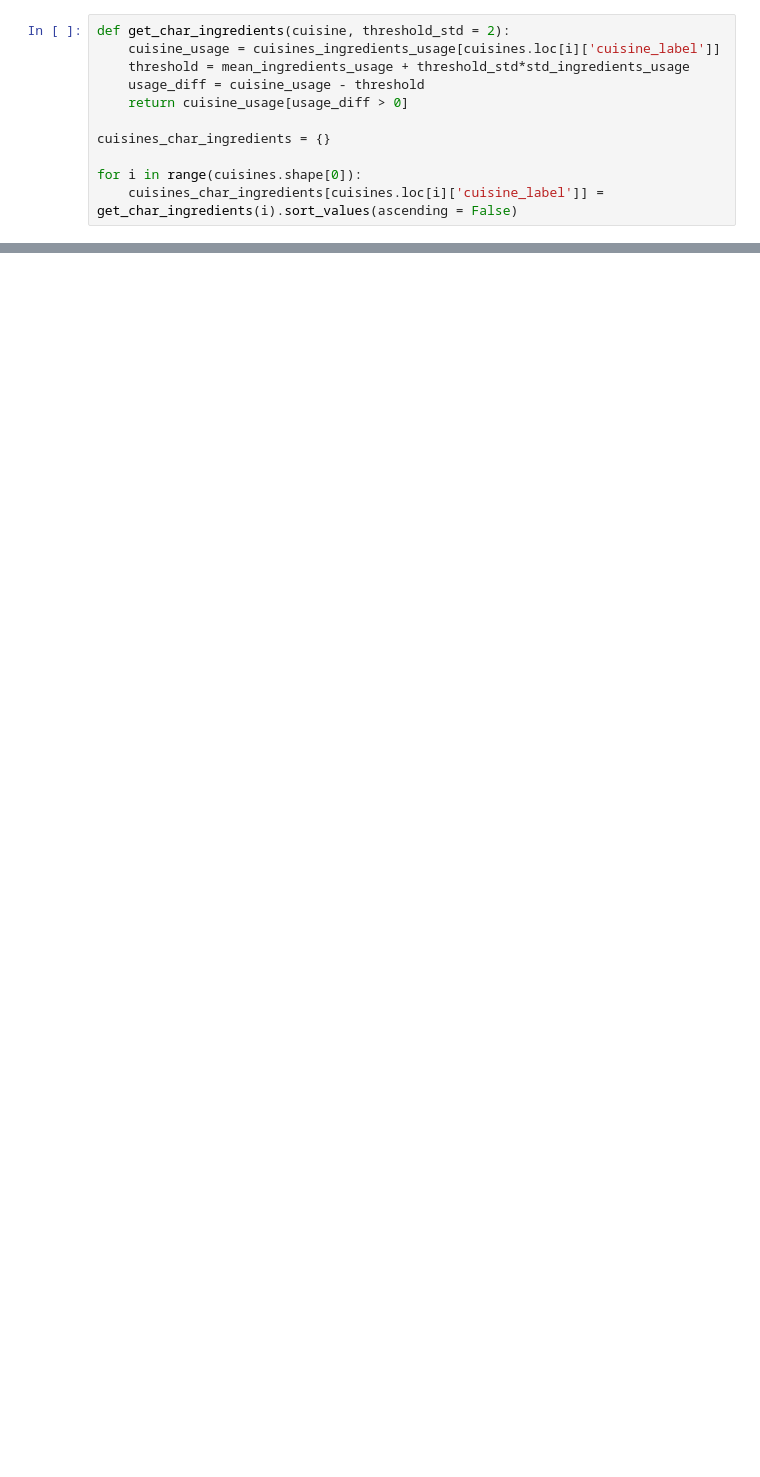
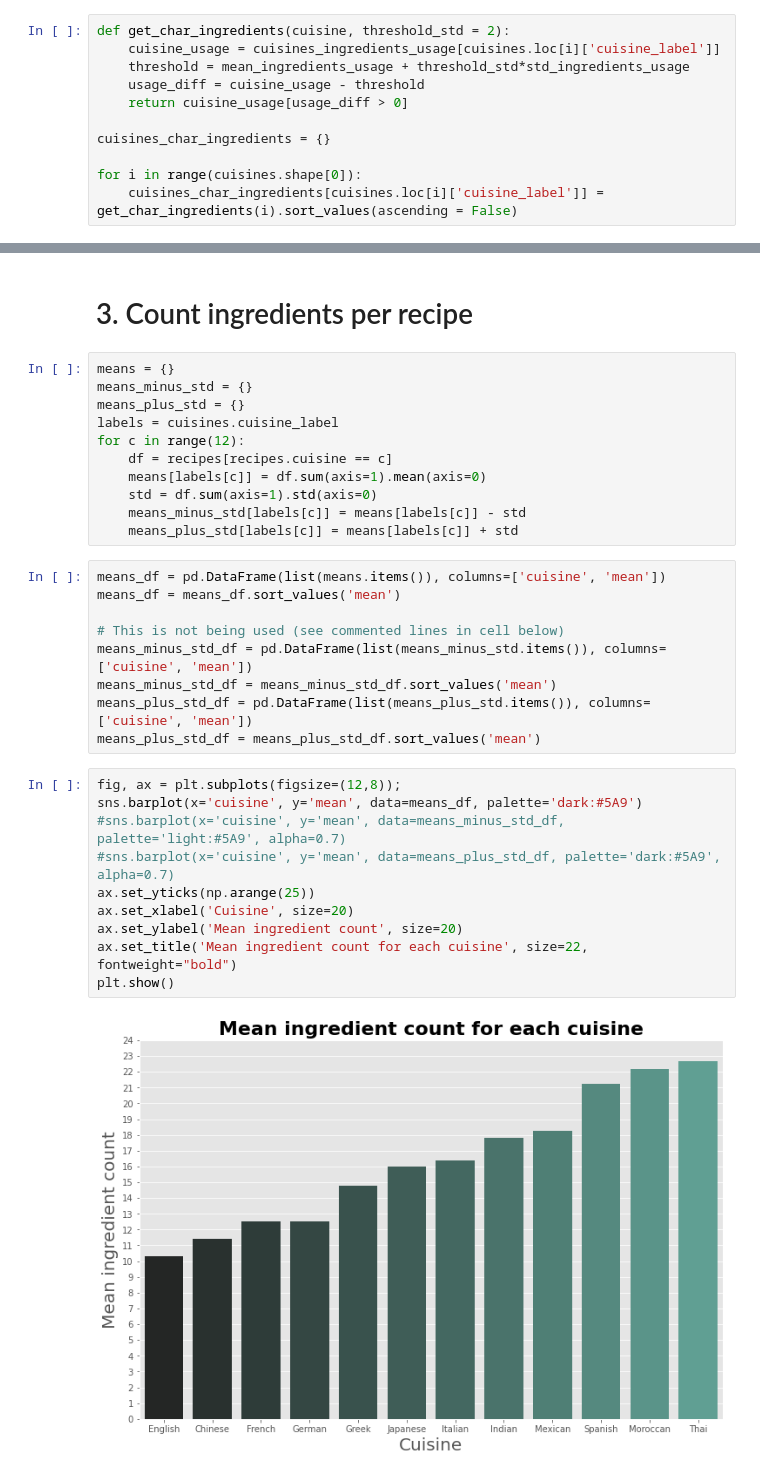
Before and after one commit to marialuquea/ingredient_recommender_ai, a Jupyter notebook: Exploratory_analysis.ipynb, the cells around one changed output, grey strips where cells are left out. Cells and saved outputs as stored; diff of their text form; blank space fills up the shorter version.

Commit message:
Added PCA, mean cuisine ingredient count and high correlation pairs.

```diff
--- a/Exploratory_analysis.ipynb
+++ b/Exploratory_analysis.ipynb
@@ -224,0 +225,34 @@ for key, value in cuisines_char_ingredients.items():
+# %% [markdown]
+# 3. Count ingredients per recipe
+# %%
+means = {}
+means_minus_std = {}
+means_plus_std = {}
+labels = cuisines.cuisine_label
+for c in range(12):
+    df = recipes[recipes.cuisine == c]
+    means[labels[c]] = df.sum(axis=1).mean(axis=0)
+    std = df.sum(axis=1).std(axis=0)
+    means_minus_std[labels[c]] = means[labels[c]] - std
+    means_plus_std[labels[c]] = means[labels[c]] + std
+# %%
+means_df = pd.DataFrame(list(means.items()), columns=['cuisine', 'mean'])
+means_df = means_df.sort_values('mean')
+
+# This is not being used (see commented lines in cell below)
+means_minus_std_df = pd.DataFrame(list(means_minus_std.items()), columns=['cuisine', 'mean'])
+means_minus_std_df = means_minus_std_df.sort_values('mean')
+means_plus_std_df = pd.DataFrame(list(means_plus_std.items()), columns=['cuisine', 'mean'])
+means_plus_std_df = means_plus_std_df.sort_values('mean')
+# %%
+fig, ax = plt.subplots(figsize=(12,8));
+sns.barplot(x='cuisine', y='mean', data=means_df, palette='dark:#5A9')
+#sns.barplot(x='cuisine', y='mean', data=means_minus_std_df, palette='light:#5A9', alpha=0.7)
+#sns.barplot(x='cuisine', y='mean', data=means_plus_std_df, palette='dark:#5A9', alpha=0.7)
+ax.set_yticks(np.arange(25))
+ax.set_xlabel('Cuisine', size=20)
+ax.set_ylabel('Mean ingredient count', size=20)
+ax.set_title('Mean ingredient count for each cuisine', size=22, fontweight="bold")
+plt.show()
+# %% [output]
+[figure, added]
```
Also changed, not shown: parts of 15 cells of this notebook.
